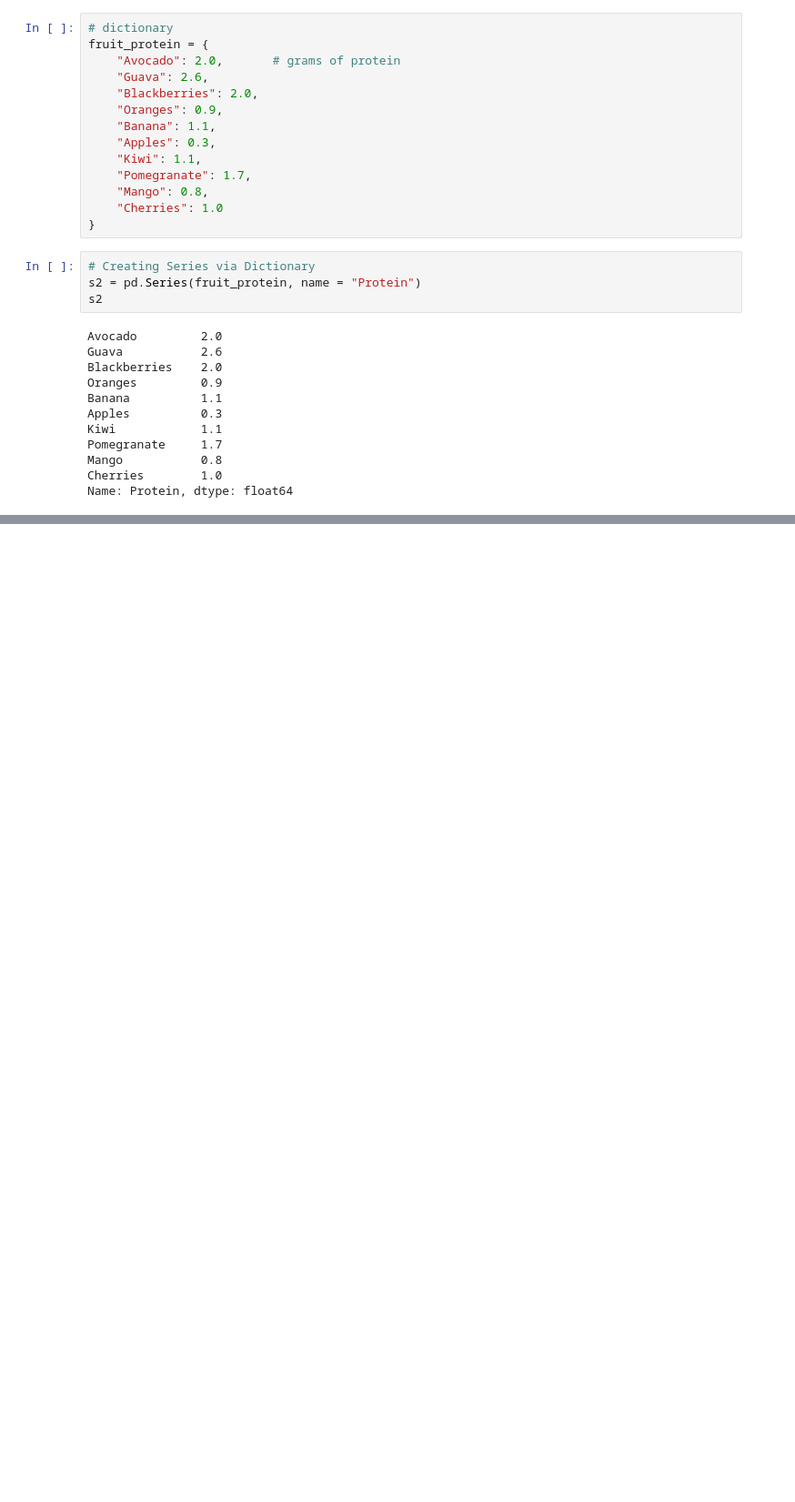
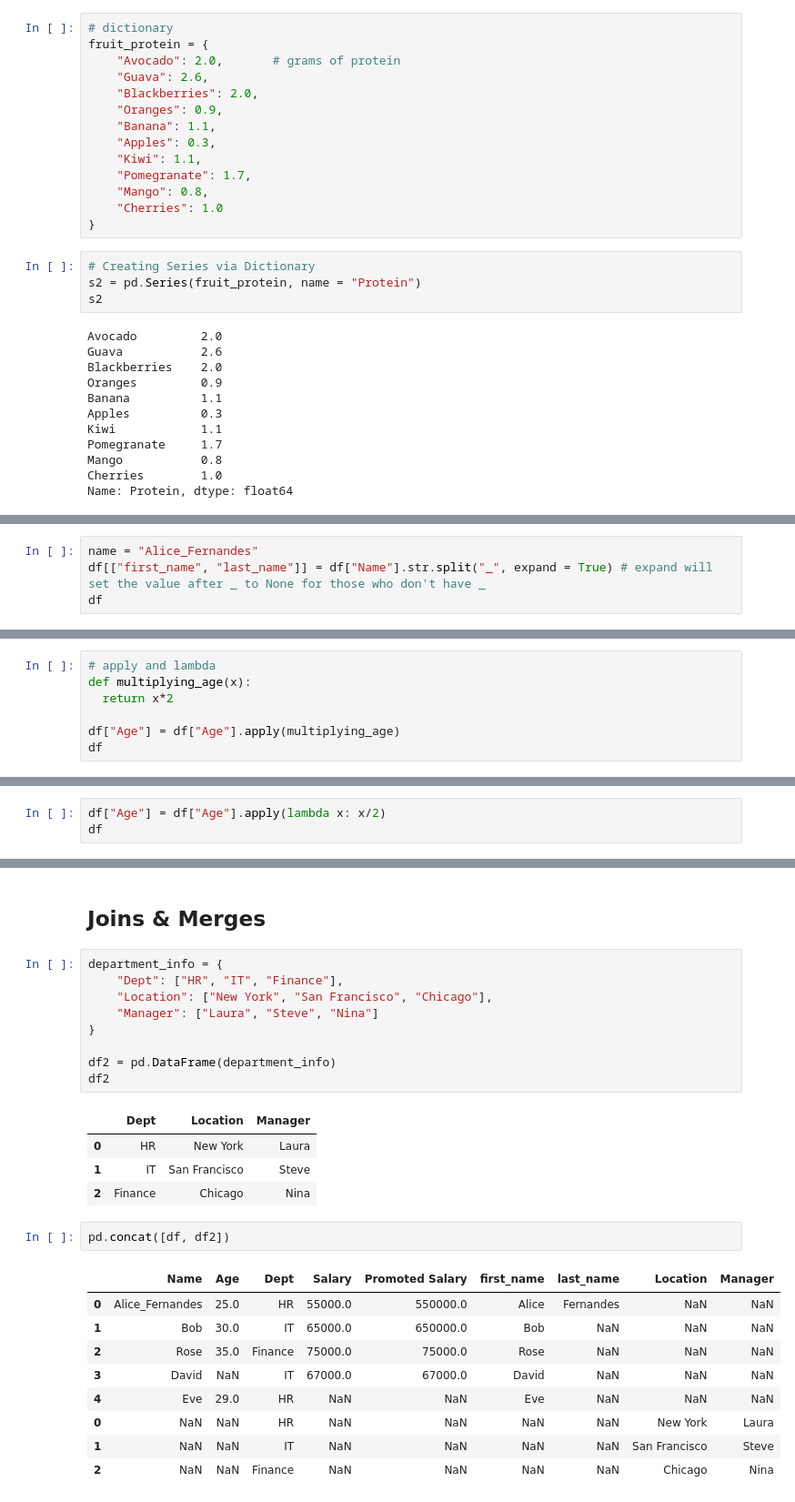
Before and after one commit to TridentifyIshaan/AIML_MiniProjects, a Jupyter notebook: Numpy_Pandas/2.ipynb, the cells around one changed output, grey strips where cells are left out. Shown at 91% size. Saved outputs shown, nothing was run; the diff lists cells and outputs as text; blank space fills up the shorter version.

```diff
--- a/Numpy_Pandas/2.ipynb
+++ b/Numpy_Pandas/2.ipynb
@@ -167,0 +513,4 @@ Name: Protein, dtype: float64
+# %%
+name = "Alice_Fernandes"
+df[["first_name", "last_name"]] = df["Name"].str.split("_", expand = True) # expand will set the value after _ to None for those who don't have _
+df
@@ -167,0 +524,7 @@ Name: Protein, dtype: float64
+# %%
+# apply and lambda
+def multiplying_age(x):
+  return x*2
+
+df["Age"] = df["Age"].apply(multiplying_age)
+df
@@ -167,0 +538,3 @@ Name: Protein, dtype: float64
+# %%
+df["Age"] = df["Age"].apply(lambda x: x/2)
+df
@@ -167,0 +548,28 @@ Name: Protein, dtype: float64
+# %% [markdown]
+## Joins & Merges
+# %%
+department_info = {
+    "Dept": ["HR", "IT", "Finance"],
+    "Location": ["New York", "San Francisco", "Chicago"],
+    "Manager": ["Laura", "Steve", "Nina"]
+}
+
+df2 = pd.DataFrame(department_info)
+df2
+# %% [output]
+|  | Dept | Location | Manager |
+| 0 | HR | New York | Laura |
+| 1 | IT | San Francisco | Steve |
+| 2 | Finance | Chicago | Nina |
+# %%
+pd.concat([df, df2])
+# %% [output]
+|  | Name | Age | Dept | Salary | Promoted Salary | first_name | last_name | Location | Manager |
+| 0 | Alice_Fernandes | 25.0 | HR | 55000.0 | 550000.0 | Alice | Fernandes | NaN | NaN |
+| 1 | Bob | 30.0 | IT | 65000.0 | 650000.0 | Bob | NaN | NaN | NaN |
+| 2 | Rose | 35.0 | Finance | 75000.0 | 75000.0 | Rose | NaN | NaN | NaN |
+| 3 | David | NaN | IT | 67000.0 | 67000.0 | David | NaN | NaN | NaN |
+| 4 | Eve | 29.0 | HR | NaN | NaN | Eve | NaN | NaN | NaN |
+| 0 | NaN | NaN | HR | NaN | NaN | NaN | NaN | New York | Laura |
+| 1 | NaN | NaN | IT | NaN | NaN | NaN | NaN | San Francisco | Steve |
+| 2 | NaN | NaN | Finance | NaN | NaN | NaN | NaN | Chicago | Nina |
```
Also changed, not shown: parts of 54 cells of this notebook, 1 other file.
